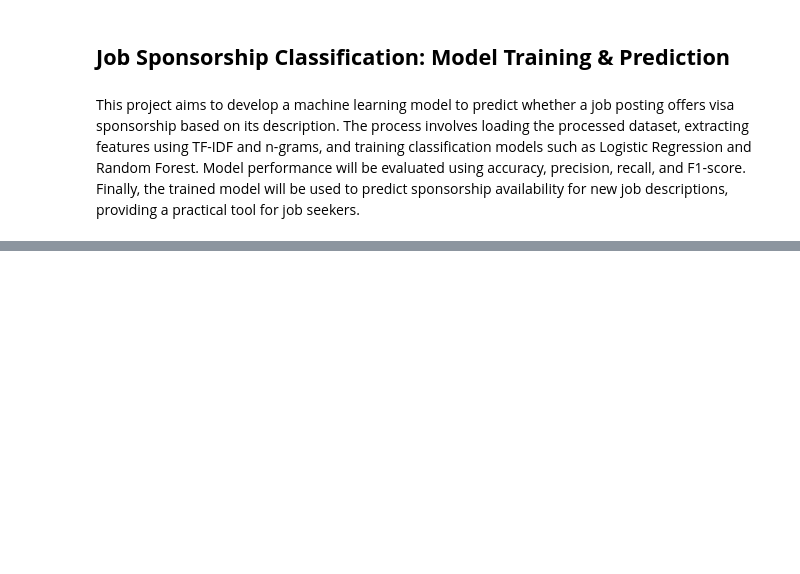
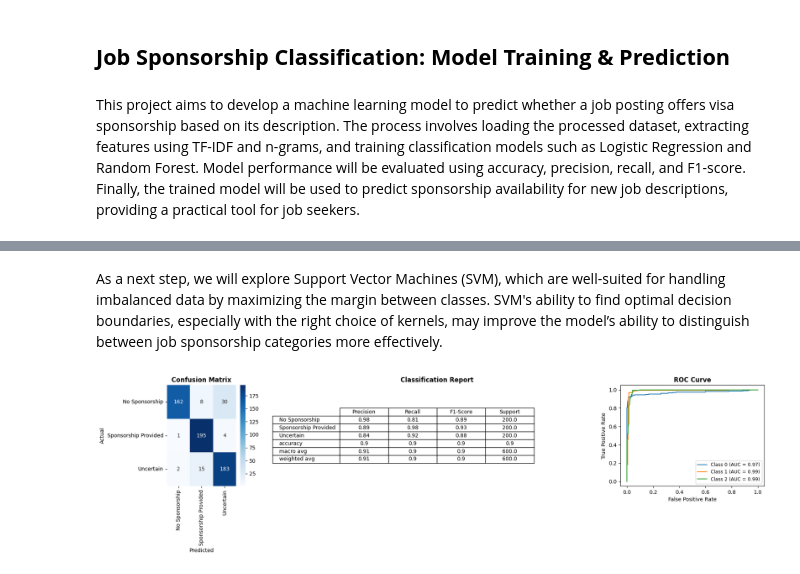
Before and after one commit to rsgGit/job-search, a Jupyter notebook: notebooks/text_classification_model.ipynb, the cells around one changed output, grey strips where cells are left out. Drawn from its saved outputs; the diff is of its cells as text; code cells hidden in the pictures; blank space fills up the shorter version.

```diff
--- a/notebooks/text_classification_model.ipynb
+++ b/notebooks/text_classification_model.ipynb
@@ -65,0 +139,10 @@ The model achieves an overall accuracy of 89%, performing well in classifying jo
+# %% [markdown]
+As a next step, we will explore Support Vector Machines (SVM), which are well-suited for handling imbalanced data by maximizing the margin between classes. SVM's ability to find optimal decision boundaries, especially with the right choice of kernels, may improve the model’s ability to distinguish between job sponsorship categories more effectively.
+# %%
+svm_model = SVC(kernel='rbf', class_weight='balanced', C=1.0, probability=True)
+svm_model.fit(x_train, y_train)
+y_pred = svm_model.predict(x_test)
+# %%
+display_results(x_test, y_test, y_pred)
+# %% [output]
+[figure, added]
```
Also changed, not shown: parts of 26 cells of this notebook.
